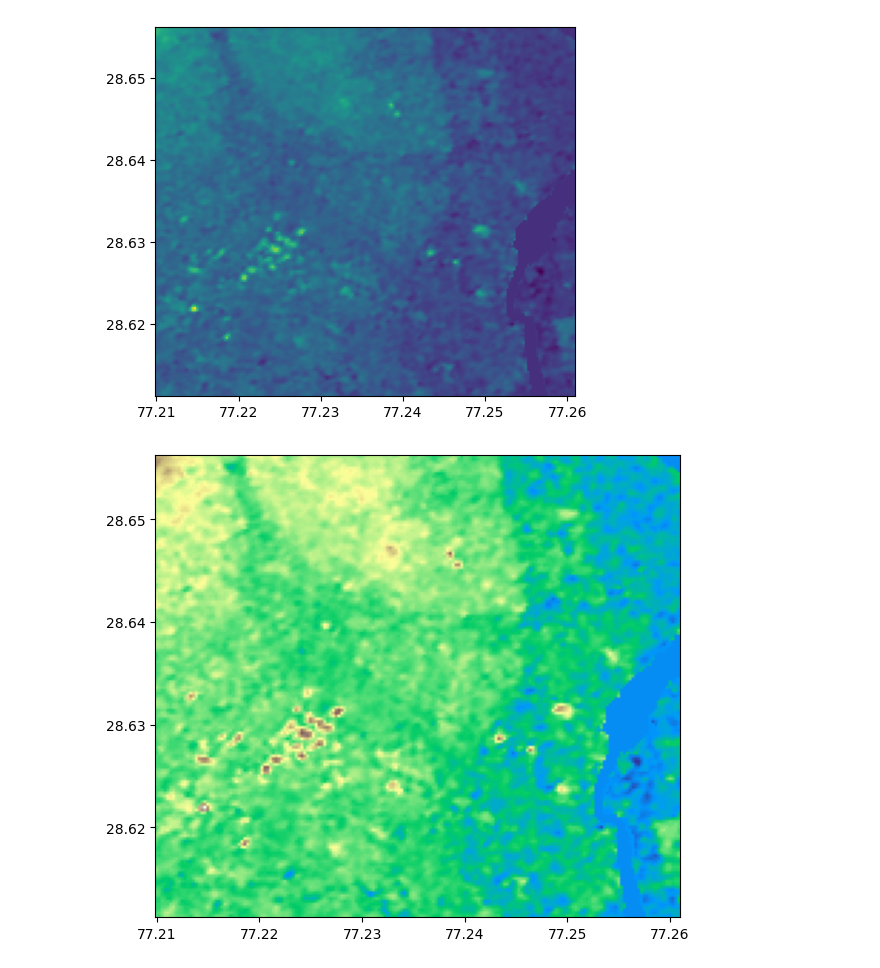
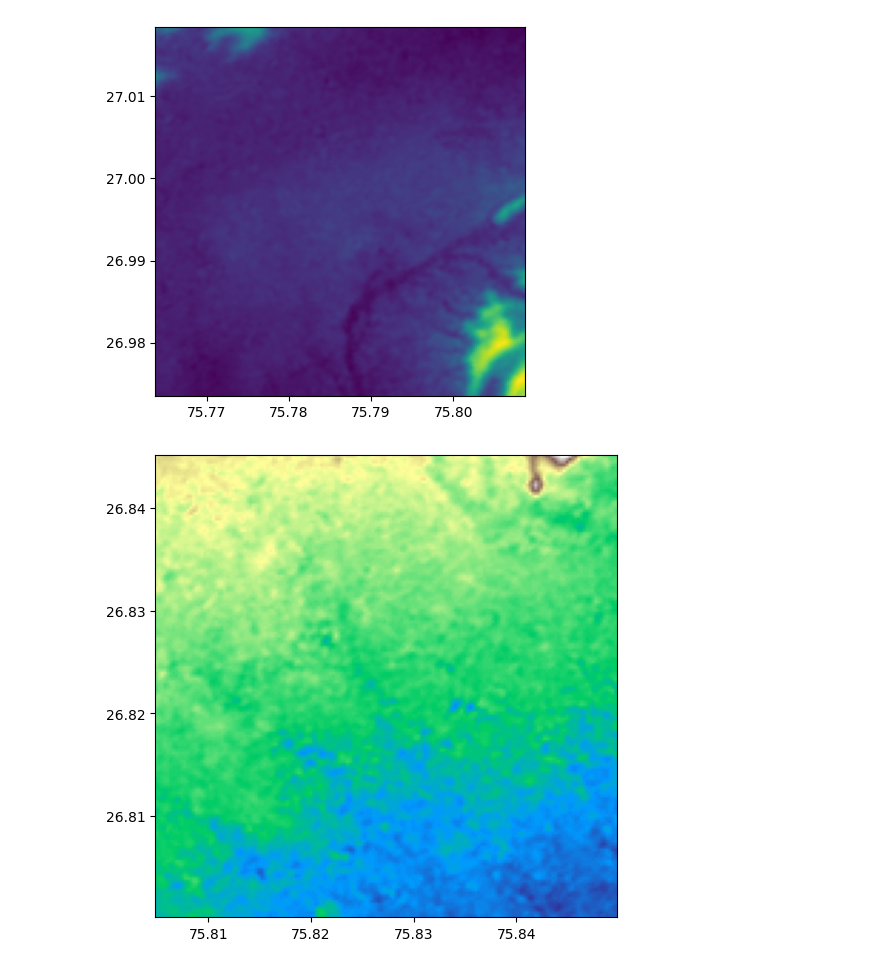
Before and after one commit to PrachiKumar-tech/SIH-Urban-Flood-Nowcasting, a Jupyter notebook: backend/sih_project_Data/plots.ipynb, the cells around one changed output. Drawn from its saved outputs; the diff is of its cells as text; code cells hidden in the pictures.

```diff
--- a/backend/sih_project_Data/plots.ipynb
+++ b/backend/sih_project_Data/plots.ipynb
@@ -1,10 +1,10 @@
 # %%
 import matplotlib.pyplot as plt
 import rasterio
 from rasterio.plot import show
 
 # Open and plot with geographic coordinates on the axes
-with rasterio.open('output_SRTMGL1.tif') as src:
+with rasterio.open('jaipur_SRTMGL1.tif') as src:
     show(src)
 # %% [output]
-[figure, old version]
+[figure, new version]
@@ -14,14 +53,14 @@ import numpy as np
 import matplotlib.pyplot as plt
 
 
-with rasterio.open('output_SRTMGL1.tif') as src:
+with rasterio.open('jaipur_SRTMGL1.tif') as src:
     data = src.read(1).astype(float)
     bounds = src.bounds
 
 plt.figure(figsize=(8,6))
 im = plt.imshow(data, cmap='terrain', extent=[bounds.left, bounds.right, bounds.bottom, bounds.top])
 # %% [output]
-[figure, old version]
+[figure, new version]
 # %%
 """
 Just the flow accumulation visualization (the blue drainage lines).
```
Also changed, not shown: parts of 19 cells of this notebook, 36 other files.
